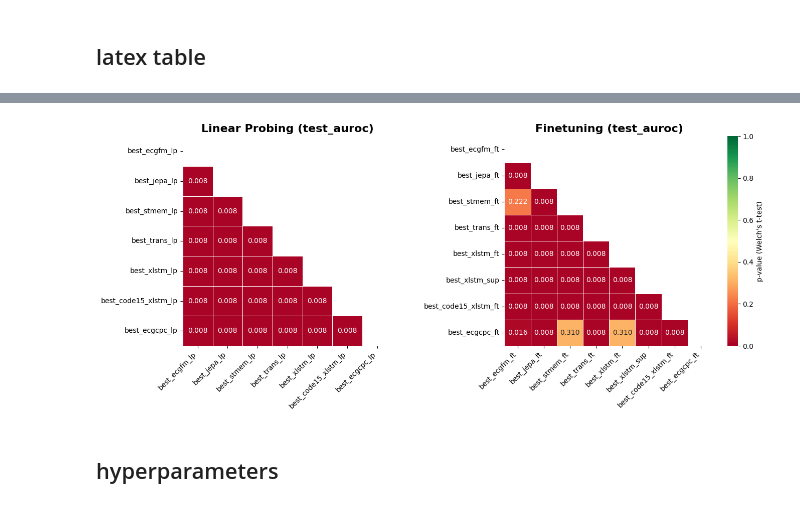
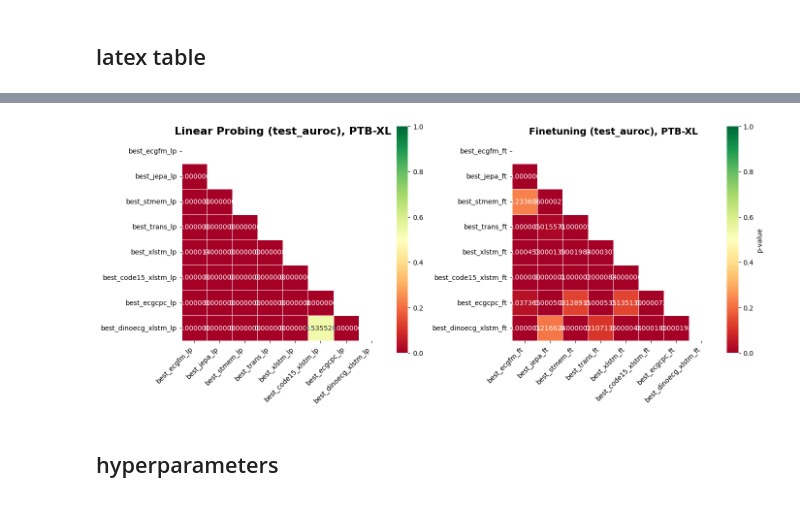
Before and after one commit to Lobster1911/bench-xecg-indian-benchmark, a Jupyter notebook: metrics.ipynb, the cells around one changed output, grey strips where cells are left out. Drawn from its saved outputs; the diff is of its cells as text; code cells hidden in the pictures.

```diff
--- a/metrics.ipynb
+++ b/metrics.ipynb
@@ -539,7 +528,7 @@ def df_to_latex_table_single_task(
 
     return "\n".join(latex)
 # %%
-from scipy.stats import mannwhitneyu, ttest_ind
+from scipy.stats import ttest_ind
 import seaborn as sns
 import matplotlib.pyplot as plt
 
@@ -563,8 +552,8 @@ def get_matrix_of_pvalues(df, groups, metric):
                     pvals.loc[g1, g2] = np.nan
                 else:
                     try:
-                        # Mann-Whitney U test (non-parametric)
-                        _, p = mannwhitneyu(s1, s2, alternative='two-sided')
+                        # welch's t-test (equal_var=False)
+                        _, p = ttest_ind(s1, s2, equal_var=False)
                         pvals.loc[g1, g2] = p
                     except Exception:
                         pvals.loc[g1, g2] = np.nan
@@ -605,14 +594,14 @@ def plot_pvalues_heatmap(df, groups_ft, groups_lp, metric, title=None, figsize=(
             ax=axes[0],          # <--- PASS AXIS HERE
             mask=mask_lp,
             annot=True,
-            fmt=".3f",
+            fmt=".6f",
             cmap=cmap,
             vmin=0, vmax=1,
-            cbar=False,          # Hide colorbar on left to save space (optional)
+            cbar=True,          # Hide colorbar on left to save space (optional)
             square=True,         # Force square cells
             linewidths=.5
         )
-        axes[0].set_title(f"Linear Probing ({metric})", fontsize=16, fontweight='bold')
+        axes[0].set_title(f"Linear Probing ({metric}), {title}", fontsize=16, fontweight='bold')
         axes[0].set_xticklabels(axes[0].get_xticklabels(), rotation=45, ha='right')
         axes[0].set_ylabel("")
         axes[0].set_xlabel("")
@@ -625,14 +614,14 @@ def plot_pvalues_heatmap(df, groups_ft, groups_lp, metric, title=None, figsize=(
             ax=axes[1],          # <--- PASS AXIS HERE
             mask=mask_ft,
             annot=True,
-            fmt=".3f",
+            fmt=".6f",
             cmap=cmap,
             vmin=0, vmax=1,
-            cbar_kws={'label': 'p-value (Welch\'s t-test)'},
+            cbar_kws={'label': 'p-value'},
             square=True,
             linewidths=.5
         )
-        axes[1].set_title(f"Finetuning ({metric})", fontsize=16, fontweight='bold')
+        axes[1].set_title(f"Finetuning ({metric}), {title}", fontsize=14, fontweight='bold')
         axes[1].set_xticklabels(axes[1].get_xticklabels(), rotation=45, ha='right')
         axes[1].set_ylabel("")
         axes[1].set_xlabel("")
@@ -641,15 +630,14 @@ def plot_pvalues_heatmap(df, groups_ft, groups_lp, metric, title=None, figsize=(
     plt.xticks(rotation=45, ha='right')
     plt.yticks(rotation=0)
     plt.tight_layout()
-
     if save_path:
         plt.savefig(save_path, dpi=300, bbox_inches='tight')
 
     plt.show()
 # %%
-ft_groups = ['best_xlstm_ft', 'best_ecgfm_ft', 'best_jepa_ft', 'best_stmem_ft', 'best_trans_ft', 'best_xlstm_sup', 'best_code15_xlstm_ft', 'best_ecgcpc_ft']
-ft_groups_table = ['best_xlstm_ft', 'best_ecgfm_ft', 'best_jepa_ft', 'best_stmem_ft', 'best_trans_ft', 'best_xlstm_sup', 'best_code15_xlstm_ft', 'best_ecgcpc_ft']
-lp_groups = ['best_ecgfm_lp', 'best_jepa_lp', 'best_stmem_lp', 'best_trans_lp', 'best_xlstm_lp', 'best_code15_xlstm_lp', 'best_ecgcpc_lp']
+ft_groups = ['best_xlstm_ft', 'best_ecgfm_ft', 'best_jepa_ft', 'best_stmem_ft', 'best_trans_ft', 'best_xlstm_sup', 'best_code15_xlstm_ft', 'best_dinoecg_xlstm_ft', 'best_ecgcpc_ft']
+ft_groups_table = ['best_xlstm_ft', 'best_ecgfm_ft', 'best_jepa_ft', 'best_stmem_ft', 'best_trans_ft', 'best_code15_xlstm_ft', 'best_dinoecg_xlstm_ft', 'best_ecgcpc_ft']
+lp_groups = ['best_ecgfm_lp', 'best_jepa_lp', 'best_stmem_lp', 'best_trans_lp', 'best_xlstm_lp', 'best_code15_xlstm_lp', 'best_dinoecg_xlstm_lp', 'best_ecgcpc_lp']
 # %% [markdown]
 # PTB-XL metrics
 # %%
@@ -743,14 +734,14 @@ print(df_to_latex_table_single_task(
 # %%
 plot_pvalues_heatmap(
     pd.DataFrame(records_ptb_xl).set_index("group"),
     groups_ft=ft_groups_table,
     groups_lp=lp_groups,
     metric="test_auroc",
-    title="Pairwise P-Values for Test AUROC (PTB-XL)",
+    title="PTB-XL",
     figsize=(14, 6)
 )
 # %% [output]
-[figure, old version]
+[figure, new version]
 # %% [markdown]
 ## hyperparameters
 # %%
```
Also changed, not shown: parts of 81 cells of this notebook, 23 other files.
